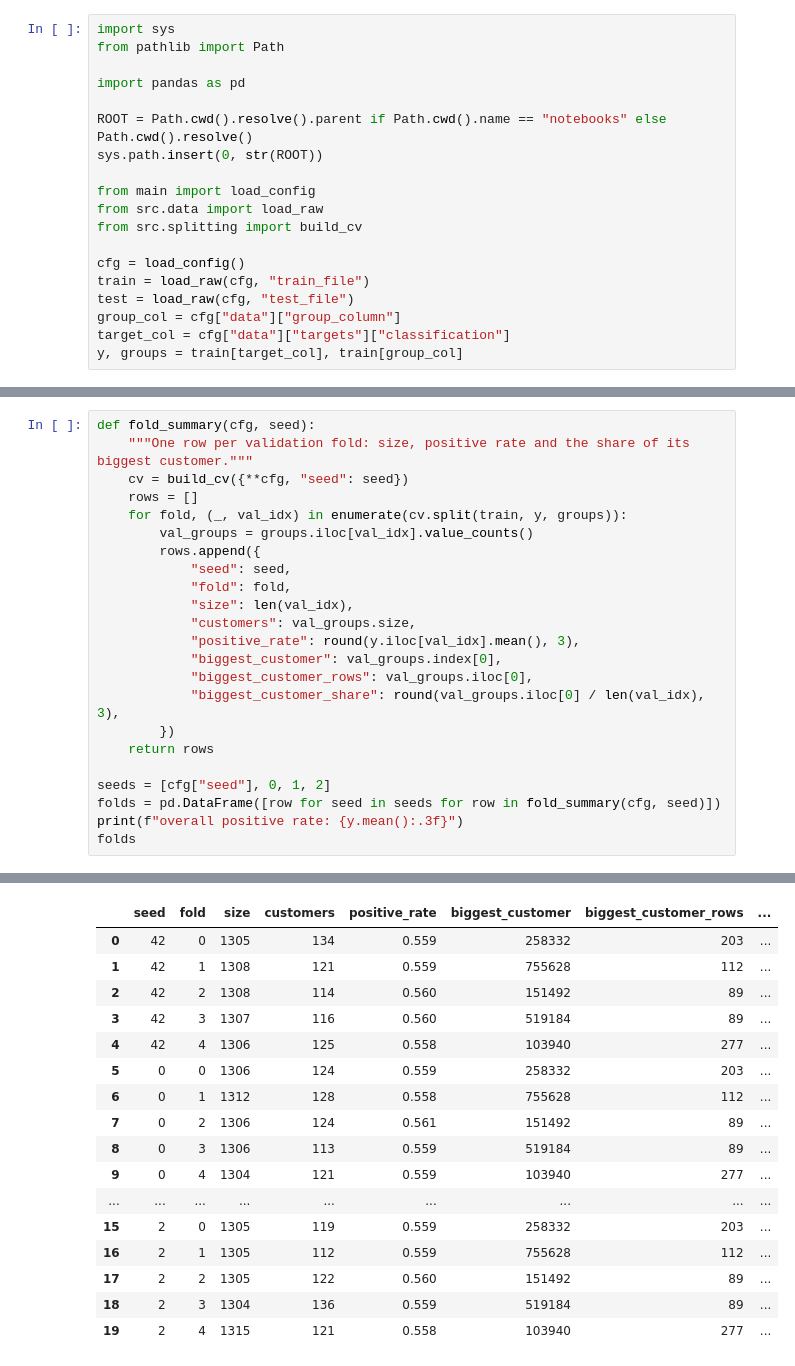
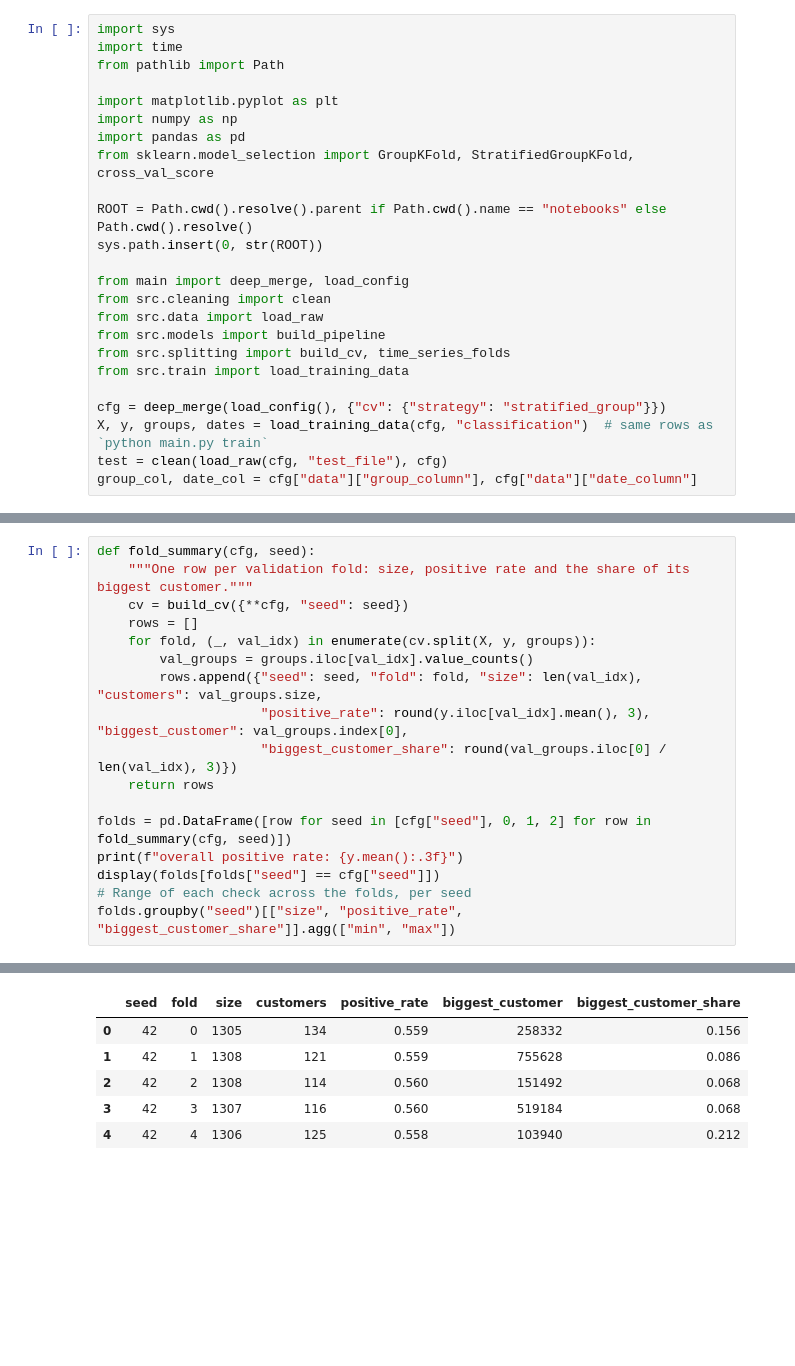
Before and after one commit to tiagocrz/ETAI-Project, a Jupyter notebook: notebooks/splitting-and-evaluation.ipynb, the cells around one changed output, grey strips where cells are left out. Saved outputs shown, nothing was run; the diff lists cells and outputs as text; blank space fills up the shorter version.

```diff
--- a/notebooks/splitting-and-evaluation.ipynb
+++ b/notebooks/splitting-and-evaluation.ipynb
@@ -9,20 +10,25 @@ Customers appear in several rows, and a few customers have many rows. These chec
 # %%
 import sys
+import time
 from pathlib import Path
 
+import matplotlib.pyplot as plt
+import numpy as np
 import pandas as pd
+from sklearn.model_selection import GroupKFold, StratifiedGroupKFold, cross_val_score
 
 ROOT = Path.cwd().resolve().parent if Path.cwd().name == "notebooks" else Path.cwd().resolve()
 sys.path.insert(0, str(ROOT))
 
-from main import load_config
+from main import deep_merge, load_config
+from src.cleaning import clean
 from src.data import load_raw
-from src.splitting import build_cv
+from src.models import build_pipeline
+from src.splitting import build_cv, time_series_folds
+from src.train import load_training_data
 
-cfg = load_config()
-train = load_raw(cfg, "train_file")
-test = load_raw(cfg, "test_file")
-group_col = cfg["data"]["group_column"]
-target_col = cfg["data"]["targets"]["classification"]
-y, groups = train[target_col], train[group_col]
+cfg = deep_merge(load_config(), {"cv": {"strategy": "stratified_group"}})
+X, y, groups, dates = load_training_data(cfg, "classification")  # same rows as `python main.py train`
+test = clean(load_raw(cfg, "test_file"), cfg)
+group_col, date_col = cfg["data"]["group_column"], cfg["data"]["date_column"]
 # %% [markdown]
@@ -64,42 +72,25 @@ Uses the project's own splitter (`build_cv`) with the config settings, only chan
 # %%
 def fold_summary(cfg, seed):
     """One row per validation fold: size, positive rate and the share of its biggest customer."""
     cv = build_cv({**cfg, "seed": seed})
     rows = []
-    for fold, (_, val_idx) in enumerate(cv.split(train, y, groups)):
+    for fold, (_, val_idx) in enumerate(cv.split(X, y, groups)):
         val_groups = groups.iloc[val_idx].value_counts()
-        rows.append({
-            "seed": seed,
-            "fold": fold,
-            "size": len(val_idx),
-            "customers": val_groups.size,
-            "positive_rate": round(y.iloc[val_idx].mean(), 3),
-            "biggest_customer": val_groups.index[0],
-            "biggest_customer_rows": val_groups.iloc[0],
-            "biggest_customer_share": round(val_groups.iloc[0] / len(val_idx), 3),
-        })
+        rows.append({"seed": seed, "fold": fold, "size": len(val_idx), "customers": val_groups.size,
+                     "positive_rate": round(y.iloc[val_idx].mean(), 3), "biggest_customer": val_groups.index[0],
+                     "biggest_customer_share": round(val_groups.iloc[0] / len(val_idx), 3)})
     return rows
 
-seeds = [cfg["seed"], 0, 1, 2]
-folds = pd.DataFrame([row for seed in seeds for row in fold_summary(cfg, seed)])
+folds = pd.DataFrame([row for seed in [cfg["seed"], 0, 1, 2] for row in fold_summary(cfg, seed)])
 print(f"overall positive rate: {y.mean():.3f}")
-folds
+display(folds[folds["seed"] == cfg["seed"]])
+# Range of each check across the folds, per seed
+folds.groupby("seed")[["size", "positive_rate", "biggest_customer_share"]].agg(["min", "max"])
 # %% [output]
 overall positive rate: 0.559
-|  | seed | fold | size | customers | positive_rate | biggest_customer | biggest_customer_rows | ... |
-| 0 | 42 | 0 | 1305 | 134 | 0.559 | 258332 | 203 | ... |
-| 1 | 42 | 1 | 1308 | 121 | 0.559 | 755628 | 112 | ... |
-| 2 | 42 | 2 | 1308 | 114 | 0.560 | 151492 | 89 | ... |
-| 3 | 42 | 3 | 1307 | 116 | 0.560 | 519184 | 89 | ... |
-| 4 | 42 | 4 | 1306 | 125 | 0.558 | 103940 | 277 | ... |
-| 5 | 0 | 0 | 1306 | 124 | 0.559 | 258332 | 203 | ... |
-| 6 | 0 | 1 | 1312 | 128 | 0.558 | 755628 | 112 | ... |
-| 7 | 0 | 2 | 1306 | 124 | 0.561 | 151492 | 89 | ... |
-| 8 | 0 | 3 | 1306 | 113 | 0.559 | 519184 | 89 | ... |
-| 9 | 0 | 4 | 1304 | 121 | 0.559 | 103940 | 277 | ... |
-| ... | ... | ... | ... | ... | ... | ... | ... | ... |
-| 15 | 2 | 0 | 1305 | 119 | 0.559 | 258332 | 203 | ... |
-| 16 | 2 | 1 | 1305 | 112 | 0.559 | 755628 | 112 | ... |
-| 17 | 2 | 2 | 1305 | 122 | 0.560 | 151492 | 89 | ... |
-| 18 | 2 | 3 | 1304 | 136 | 0.559 | 519184 | 89 | ... |
-| 19 | 2 | 4 | 1315 | 121 | 0.558 | 103940 | 277 | ... |
+|  | seed | fold | size | customers | positive_rate | biggest_customer | biggest_customer_share |
+| 0 | 42 | 0 | 1305 | 134 | 0.559 | 258332 | 0.156 |
+| 1 | 42 | 1 | 1308 | 121 | 0.559 | 755628 | 0.086 |
+| 2 | 42 | 2 | 1308 | 114 | 0.560 | 151492 | 0.068 |
+| 3 | 42 | 3 | 1307 | 116 | 0.560 | 519184 | 0.068 |
+| 4 | 42 | 4 | 1306 | 125 | 0.558 | 103940 | 0.212 |
```
Also changed, not shown: parts of 22 cells of this notebook, 5 other files.
